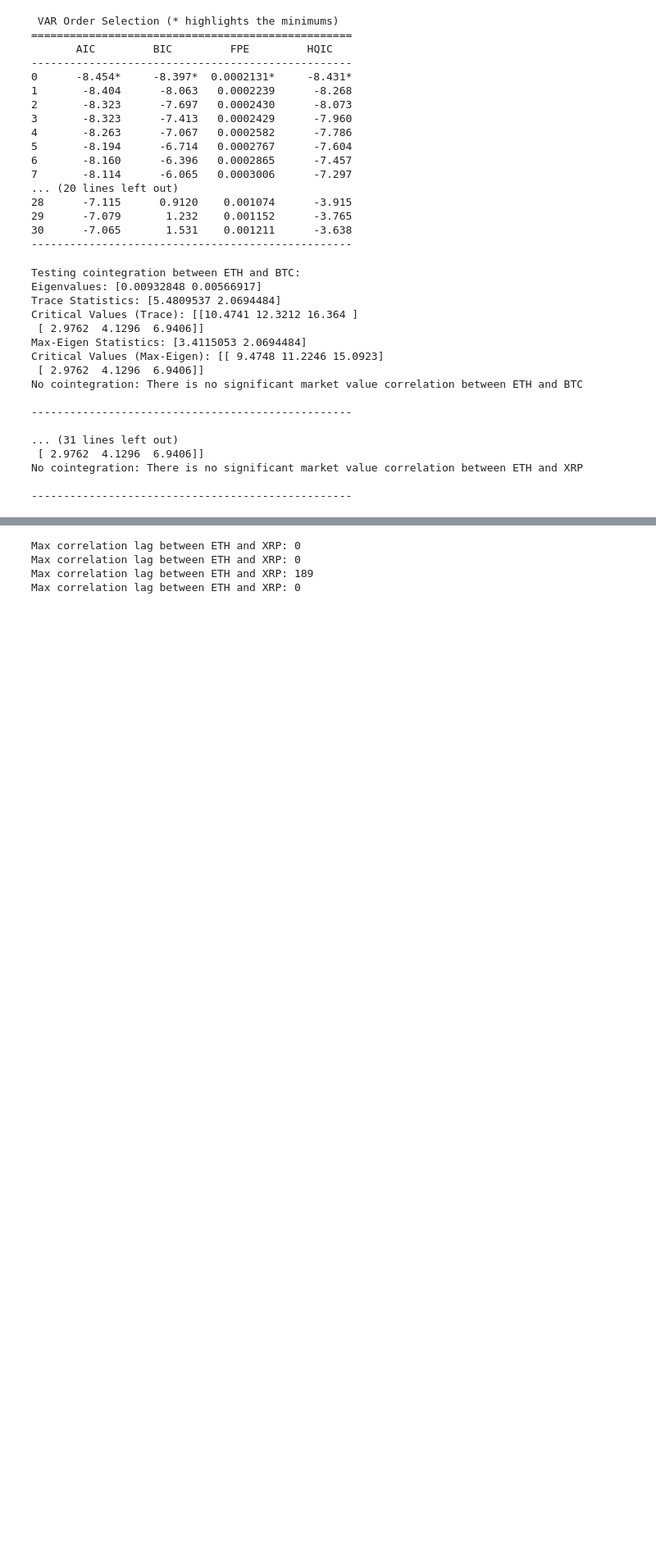
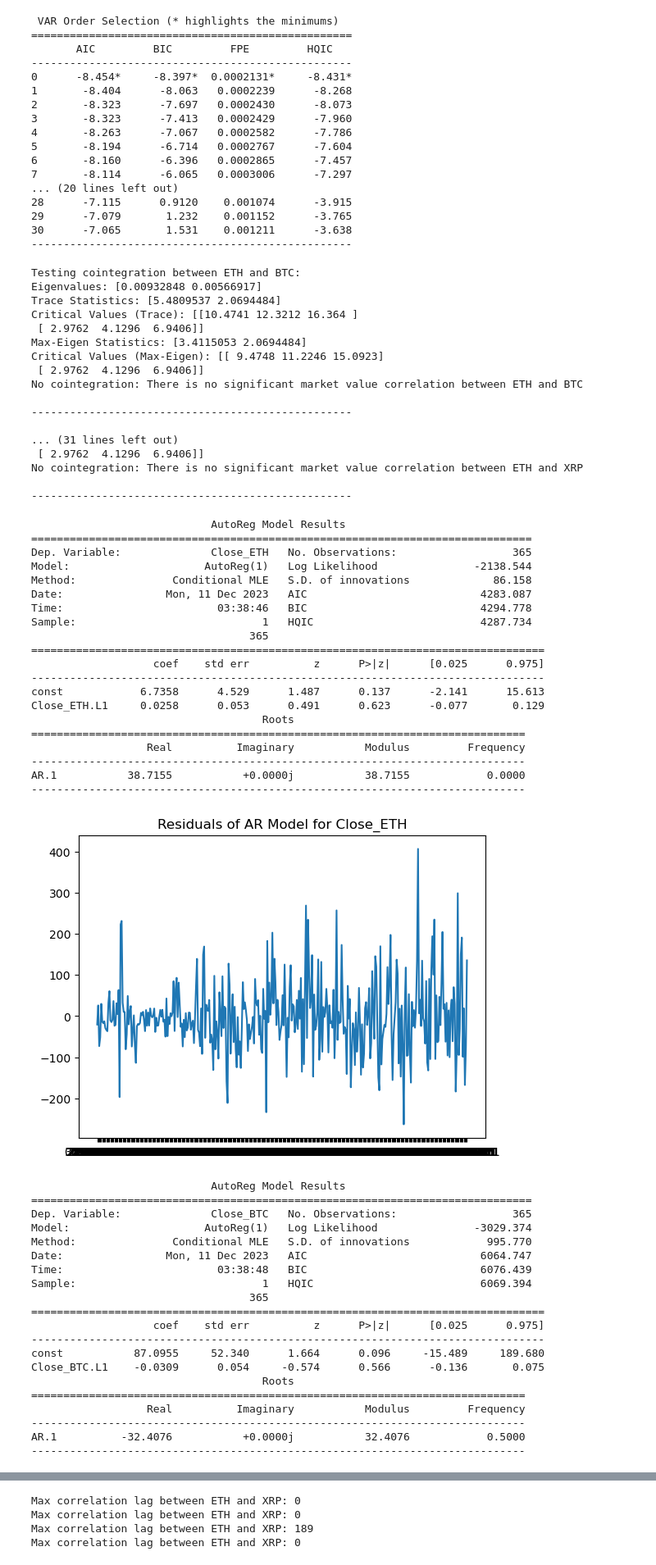
Before and after one commit to mijitrenkel/SDA_Project2, a Jupyter notebook: SDA-test1.ipynb, the cells around one changed output, grey strips where cells are left out. Shown: that part at 82% size. Drawn from its saved outputs; the diff is of its cells as text; code cells hidden in the pictures; blank space fills up the shorter version.

```diff
--- a/SDA-test1.ipynb
+++ b/SDA-test1.ipynb
@@ -210,7 +210,7 @@ The time series of Close_XRP is stationary after differencing.
 from statsmodels.tsa.api import VAR
 
 # create a VAR model and ensure that there are no NaN values.
-model = VAR(diff_df.dropna())
+model = VAR(diff_df)
 
 # evaluate each of the possible lag orders (from 1 to 30)
 selected_orders = model.select_order(30)
@@ -316,3 +316,68 @@ No cointegration: There is no significant market value correlation between ETH a
 No cointegration: There is no significant market value correlation between ETH and XRP
 
 --------------------------------------------------
+# %%
+## AR model
+
+from statsmodels.tsa.ar_model import AutoReg
+
+residuals_df = pd.DataFrame()
+
+for column in columns:
+    series = diff_df[column]
+
+    # fit the AR model using 1 as the lag order
+    model = AutoReg(series, lags=1).fit()
+
+    # extract the residuals
+    residuals_df[column] = model.resid
+
+    print(model.summary())
+
+    # plot the residuals
+    plt.figure()
+    plt.plot(model.resid)
+    plt.title(f"Residuals of AR Model for {column}")
+    plt.show()
+# %% [output]
+                            AutoReg Model Results
+==============================================================================
+Dep. Variable:              Close_ETH   No. Observations:                  365
+Model:                     AutoReg(1)   Log Likelihood               -2138.544
+Method:               Conditional MLE   S.D. of innovations             86.158
+Date:                Mon, 11 Dec 2023   AIC                           4283.087
+Time:                        03:38:46   BIC                           4294.778
+Sample:                             1   HQIC                          4287.734
+                                  365
+================================================================================
+                   coef    std err          z      P>|z|      [0.025      0.975]
+--------------------------------------------------------------------------------
+const            6.7358      4.529      1.487      0.137      -2.141      15.613
+Close_ETH.L1     0.0258      0.053      0.491      0.623      -0.077       0.129
+                                    Roots
+=============================================================================
+                  Real          Imaginary           Modulus         Frequency
+-----------------------------------------------------------------------------
+AR.1           38.7155           +0.0000j           38.7155            0.0000
+-----------------------------------------------------------------------------
+[figure, added]
+                            AutoReg Model Results
+==============================================================================
+Dep. Variable:              Close_BTC   No. Observations:                  365
+Model:                     AutoReg(1)   Log Likelihood               -3029.374
+Method:               Conditional MLE   S.D. of innovations            995.770
+Date:                Mon, 11 Dec 2023   AIC                           6064.747
+Time:                        03:38:48   BIC                           6076.439
+Sample:                             1   HQIC                          6069.394
+                                  365
+================================================================================
+                   coef    std err          z      P>|z|      [0.025      0.975]
+--------------------------------------------------------------------------------
+const           87.0955     52.340      1.664      0.096     -15.489     189.680
+Close_BTC.L1    -0.0309      0.054     -0.574      0.566      -0.136       0.075
+                                    Roots
+=============================================================================
+                  Real          Imaginary           Modulus         Frequency
+-----------------------------------------------------------------------------
+AR.1          -32.4076           +0.0000j           32.4076            0.5000
+-----------------------------------------------------------------------------
```
Also changed, not shown: parts of 2 cells of this notebook.
